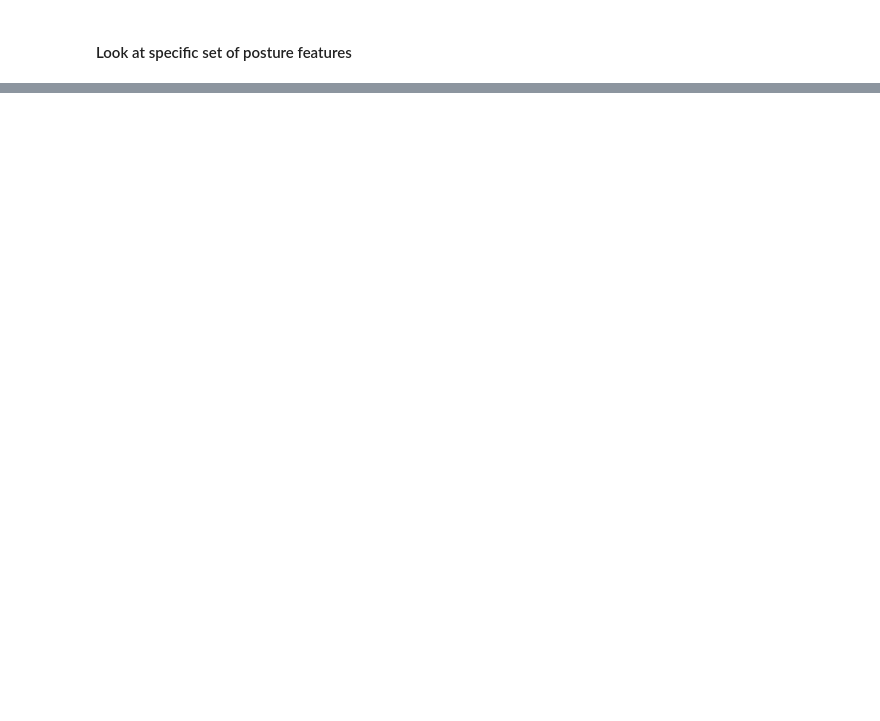
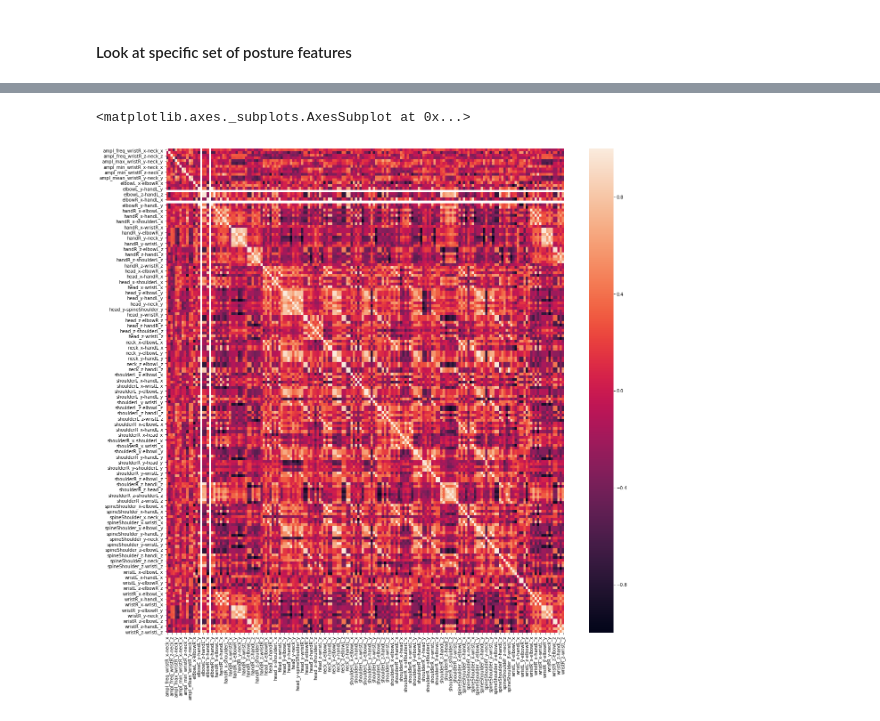
Before and after one commit to stallmo/mrp_5, a Jupyter notebook: notebooks/FeatureExploration.ipynb, the cells around one changed output, grey strips where cells are left out. Drawn from its saved outputs; the diff is of its cells as text; code cells hidden in the pictures; blank space fills up the shorter version.

```diff
--- a/notebooks/FeatureExploration.ipynb
+++ b/notebooks/FeatureExploration.ipynb
@@ -198,3 +192,5 @@ posture_per_person[0].head()
+# %%
+posture_feat_df = pd.concat(mean_posture_features)
 # %% [markdown]
 #### Look at specific set of posture features
 # %%
@@ -266,0 +222,11 @@ plt.show()
+# %%
+amplitude_feature_dfs = []
+for df in all_subjects_dfs:
+    amp_df = mov_amplitude(df, s_joint='wristR', m_joint='neck')
+    amp_df['subject'] = df['subject'].iloc[0]
+    amplitude_feature_dfs.append(amp_df)
+# %%
+amplitude_df = pd.concat(amplitude_feature_dfs).reset_index()
+amplitude_df.drop('index', axis=1, inplace=True)
+amplitude_df.head()
+#amplitude_df.join(mean_posture_features, on='subject')
@@ -266,0 +240,3 @@ plt.show()
+# %%
+all_features = amplitude_df.merge(posture_feat_df, on='subject')
+all_features.head()
@@ -266,0 +275,6 @@ plt.show()
+# %%
+fig=plt.figure(figsize=(20, 20))
+sns.heatmap(all_features.corr())
+# %% [output]
+<matplotlib.axes._subplots.AxesSubplot at 0x...>
+[figure, added]
```
Also changed, not shown: parts of 21 cells of this notebook, 3 other files.
